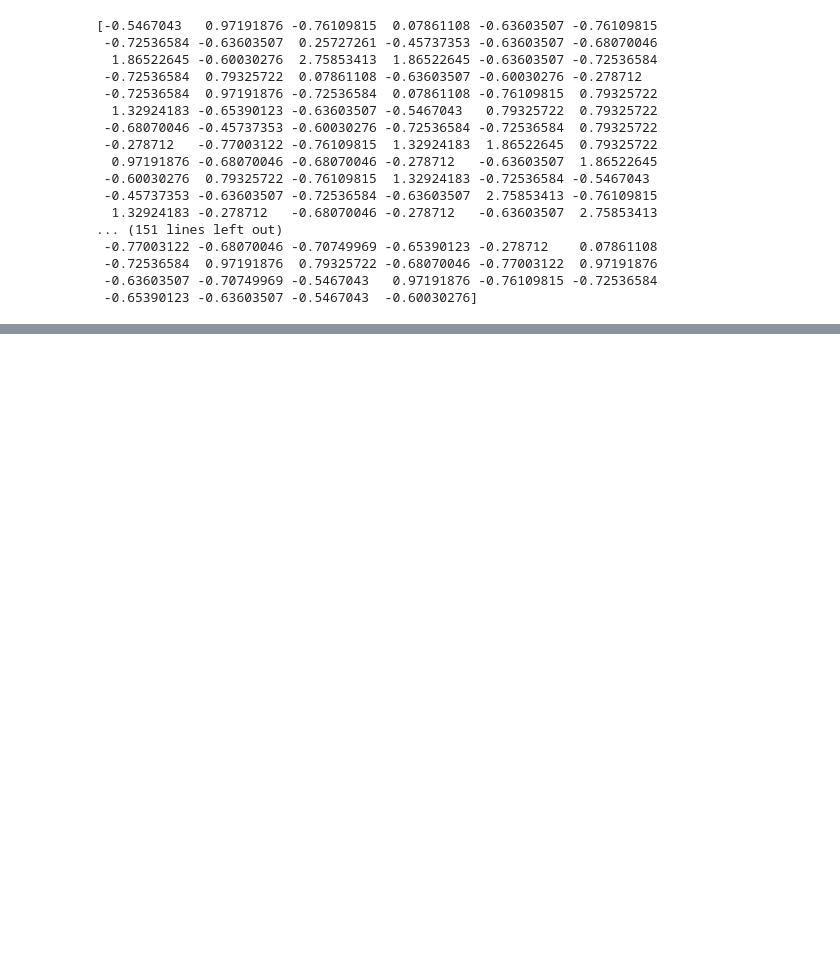
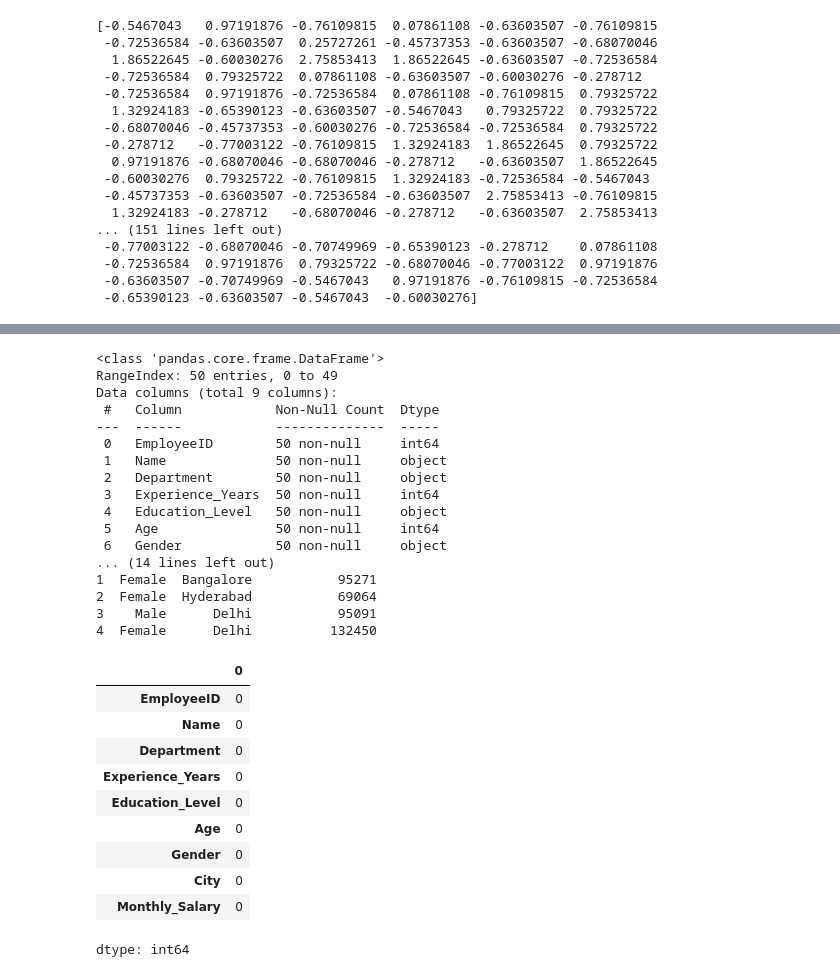
Before and after one commit to yash144-code/python-practice.ipynb, a Jupyter notebook: datascience(1).ipynb, the cells around one changed output, grey strips where cells are left out. Cells and saved outputs as stored; diff of their text form; code cells hidden in the pictures; blank space fills up the shorter version.

```diff
--- a/datascience(1).ipynb
+++ b/datascience(1).ipynb
@@ -958,0 +1080,37 @@ print(z)
+# %%
+import pandas as pd
+df = pd.read_csv("Emp_sal.csv")
+
+
+print(df.info())
+print(df.head())
+df.isnull().sum()
+# %% [output]
+<class 'pandas.core.frame.DataFrame'>
+RangeIndex: 50 entries, 0 to 49
+Data columns (total 9 columns):
+ #   Column            Non-Null Count  Dtype
+---  ------            --------------  -----
+ 0   EmployeeID        50 non-null     int64
+ 1   Name              50 non-null     object
+ 2   Department        50 non-null     object
+ 3   Experience_Years  50 non-null     int64
+ 4   Education_Level   50 non-null     object
+ 5   Age               50 non-null     int64
+ 6   Gender            50 non-null     object
+... (14 lines left out)
+1  Female  Bangalore           95271
+2  Female  Hyderabad           69064
+3    Male      Delhi           95091
+4  Female      Delhi          132450
+|  | 0 |
+| EmployeeID | 0 |
+| Name | 0 |
+| Department | 0 |
+| Experience_Years | 0 |
+| Education_Level | 0 |
+| Age | 0 |
+| Gender | 0 |
+| City | 0 |
+| Monthly_Salary | 0 |
+dtype: int64
```
Also changed, not shown: parts of 8 cells of this notebook.
